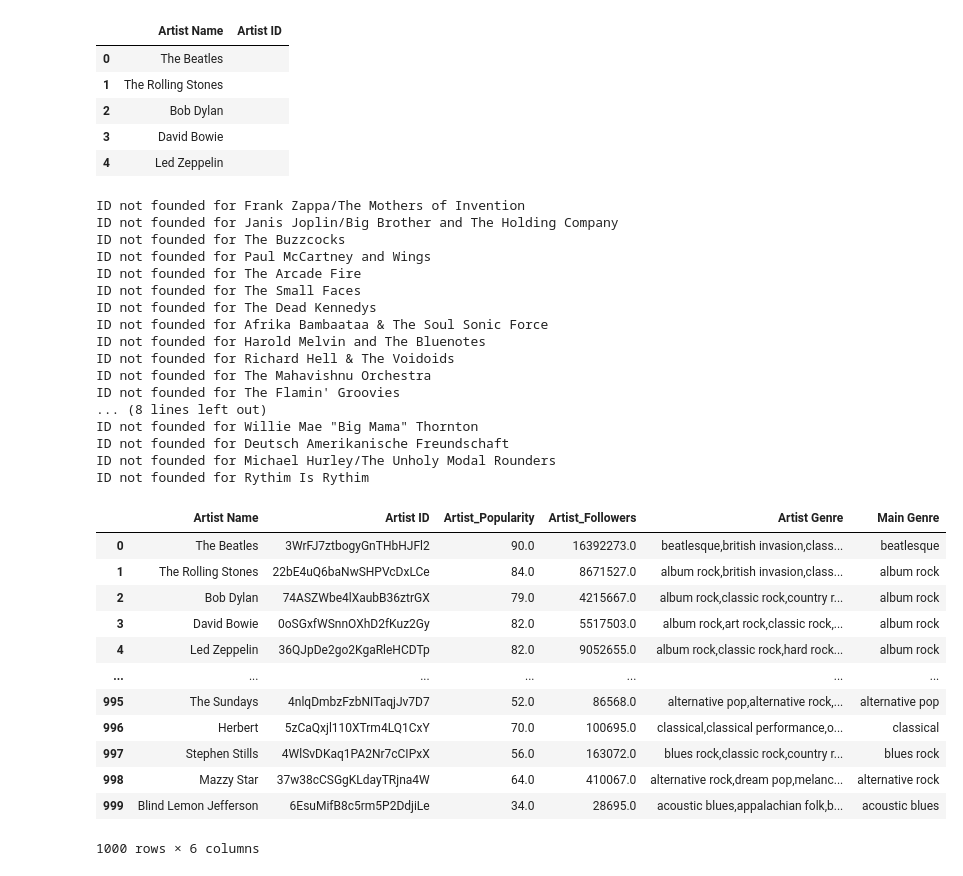
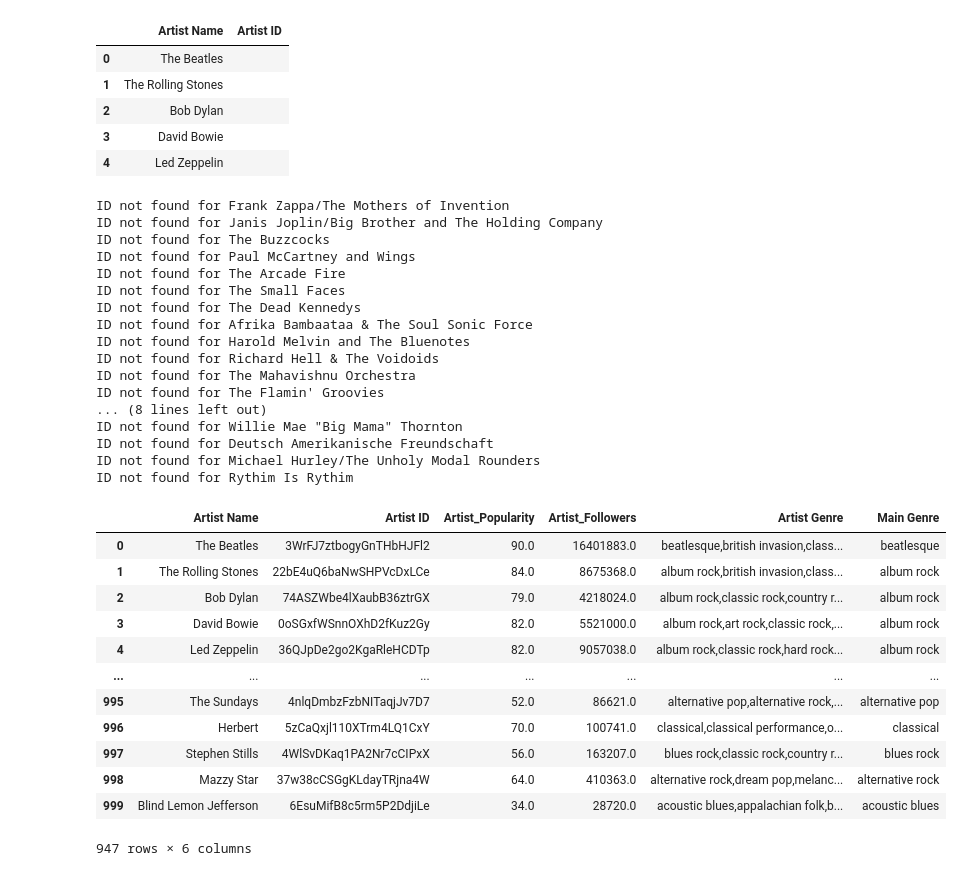
Before and after one commit to LievoisT/DataProject-Spotify, a Jupyter notebook: 1000_Artists.ipynb, the cells around one changed output. Drawn from its saved outputs; the diff is of its cells as text; code cells hidden in the pictures.

```diff
--- a/1000_Artists.ipynb
+++ b/1000_Artists.ipynb
@@ -52,61 +52,62 @@ artists_names.head()
 # %%
 
 for index, row in artists_names.iterrows():
     name= row['Artist Name']
     results = sp.search(q='artist:' + name, type='artist')
 
     try:
         artists_names.loc[index,'Artist ID'] = results['artists']["items"][0]["id"]
         artists_names.loc[index,'Artist_Popularity'] = results['artists']["items"][0]["popularity"]
         artists_names.loc[index,'Artist_Followers'] = results['artists']["items"][0]["followers"]["total"]
         artists_names.loc[index,'Artist Genre']= ",".join(results['artists']["items"][0]["genres"])
-        if len(results['artists']["items"][0]["genres"])==0:
+        if len(results['artists']["items"][0]["genres"]) == 0:
             artists_names.loc[index,'Main Genre']= np.NaN
         else:
             artists_names.loc[index,'Main Genre']= results['artists']["items"][0]["genres"][0]
 
 
     except:
 
         #Printing an explanation message
-        print(f"ID not founded for {row['Artist Name']}")
+        print(f"ID not found for {row['Artist Name']}")
+        artists_names.loc[index,'Artist Name']= np.NaN
         artists_names.loc[index,'Artist ID'] = np.NaN
         artists_names.loc[index,'Artist_Popularity'] = np.NaN
         artists_names.loc[index,'Artist_Followers']= np.NaN
-        artists_names.loc[index,'Artist Genre']= np.NaN
-        artists_names.loc[index,'Main Genre']= np.NaN
+#         artists_names.loc[index,'Artist Genre']= np.NaN
+#         artists_names.loc[index,'Main Genre']= np.NaN
         pass
 
-# artists_names.dropna(inplace=True)
+artists_names.dropna(inplace=True)
 artists_names
 # %% [output]
-ID not founded for Frank Zappa/The Mothers of Invention
-ID not founded for Janis Joplin/Big Brother and The Holding Company
-ID not founded for The Buzzcocks
-ID not founded for Paul McCartney and Wings
-ID not founded for The Arcade Fire
-ID not founded for The Small Faces
-ID not founded for The Dead Kennedys
-ID not founded for Afrika Bambaataa & The Soul Sonic Force
-ID not founded for Harold Melvin and The Bluenotes
-ID not founded for Richard Hell & The Voidoids
-ID not founded for The Mahavishnu Orchestra
-ID not founded for The Flamin' Groovies
+ID not found for Frank Zappa/The Mothers of Invention
+ID not found for Janis Joplin/Big Brother and The Holding Company
+ID not found for The Buzzcocks
+ID not found for Paul McCartney and Wings
+ID not found for The Arcade Fire
+ID not found for The Small Faces
+ID not found for The Dead Kennedys
+ID not found for Afrika Bambaataa & The Soul Sonic Force
+ID not found for Harold Melvin and The Bluenotes
+ID not found for Richard Hell & The Voidoids
+ID not found for The Mahavishnu Orchestra
+ID not found for The Flamin' Groovies
 ... (8 lines left out)
-ID not founded for Willie Mae "Big Mama" Thornton
-ID not founded for Deutsch Amerikanische Freundschaft
-ID not founded for Michael Hurley/The Unholy Modal Rounders
-ID not founded for Rythim Is Rythim
+ID not found for Willie Mae "Big Mama" Thornton
+ID not found for Deutsch Amerikanische Freundschaft
+ID not found for Michael Hurley/The Unholy Modal Rounders
+ID not found for Rythim Is Rythim
 |  | Artist Name | Artist ID | Artist_Popularity | Artist_Followers | Artist Genre | Main Genre |
-| 0 | The Beatles | 3WrFJ7ztbogyGnTHbHJFl2 | 90.0 | 16392273.0 | beatlesque,british invasion,class... | beatlesque |
-| 1 | The Rolling Stones | 22bE4uQ6baNwSHPVcDxLCe | 84.0 | 8671527.0 | album rock,british invasion,class... | album rock |
-| 2 | Bob Dylan | 74ASZWbe4lXaubB36ztrGX | 79.0 | 4215667.0 | album rock,classic rock,country r... | album rock |
-| 3 | David Bowie | 0oSGxfWSnnOXhD2fKuz2Gy | 82.0 | 5517503.0 | album rock,art rock,classic rock,... | album rock |
-| 4 | Led Zeppelin | 36QJpDe2go2KgaRleHCDTp | 82.0 | 9052655.0 | album rock,classic rock,hard rock... | album rock |
+| 0 | The Beatles | 3WrFJ7ztbogyGnTHbHJFl2 | 90.0 | 16401883.0 | beatlesque,british invasion,class... | beatlesque |
+| 1 | The Rolling Stones | 22bE4uQ6baNwSHPVcDxLCe | 84.0 | 8675368.0 | album rock,british invasion,class... | album rock |
+| 2 | Bob Dylan | 74ASZWbe4lXaubB36ztrGX | 79.0 | 4218024.0 | album rock,classic rock,country r... | album rock |
+| 3 | David Bowie | 0oSGxfWSnnOXhD2fKuz2Gy | 82.0 | 5521000.0 | album rock,art rock,classic rock,... | album rock |
+| 4 | Led Zeppelin | 36QJpDe2go2KgaRleHCDTp | 82.0 | 9057038.0 | album rock,classic rock,hard rock... | album rock |
 | ... | ... | ... | ... | ... | ... | ... |
-| 995 | The Sundays | 4nlqDmbzFzbNITaqjJv7D7 | 52.0 | 86568.0 | alternative pop,alternative rock,... | alternative pop |
-| 996 | Herbert | 5zCaQxjl110XTrm4LQ1CxY | 70.0 | 100695.0 | classical,classical performance,o... | classical |
-| 997 | Stephen Stills | 4WlSvDKaq1PA2Nr7cCIPxX | 56.0 | 163072.0 | blues rock,classic rock,country r... | blues rock |
-| 998 | Mazzy Star | 37w38cCSGgKLdayTRjna4W | 64.0 | 410067.0 | alternative rock,dream pop,melanc... | alternative rock |
-| 999 | Blind Lemon Jefferson | 6EsuMifB8c5rm5P2DdjiLe | 34.0 | 28695.0 | acoustic blues,appalachian folk,b... | acoustic blues |
+| 995 | The Sundays | 4nlqDmbzFzbNITaqjJv7D7 | 52.0 | 86621.0 | alternative pop,alternative rock,... | alternative pop |
+| 996 | Herbert | 5zCaQxjl110XTrm4LQ1CxY | 70.0 | 100741.0 | classical,classical performance,o... | classical |
+| 997 | Stephen Stills | 4WlSvDKaq1PA2Nr7cCIPxX | 56.0 | 163207.0 | blues rock,classic rock,country r... | blues rock |
+| 998 | Mazzy Star | 37w38cCSGgKLdayTRjna4W | 64.0 | 410363.0 | alternative rock,dream pop,melanc... | alternative rock |
+| 999 | Blind Lemon Jefferson | 6EsuMifB8c5rm5P2DdjiLe | 34.0 | 28720.0 | acoustic blues,appalachian folk,b... | acoustic blues |
-1000 rows × 6 columns
+947 rows × 6 columns
```
Also changed, not shown: parts of 7 cells of this notebook.
